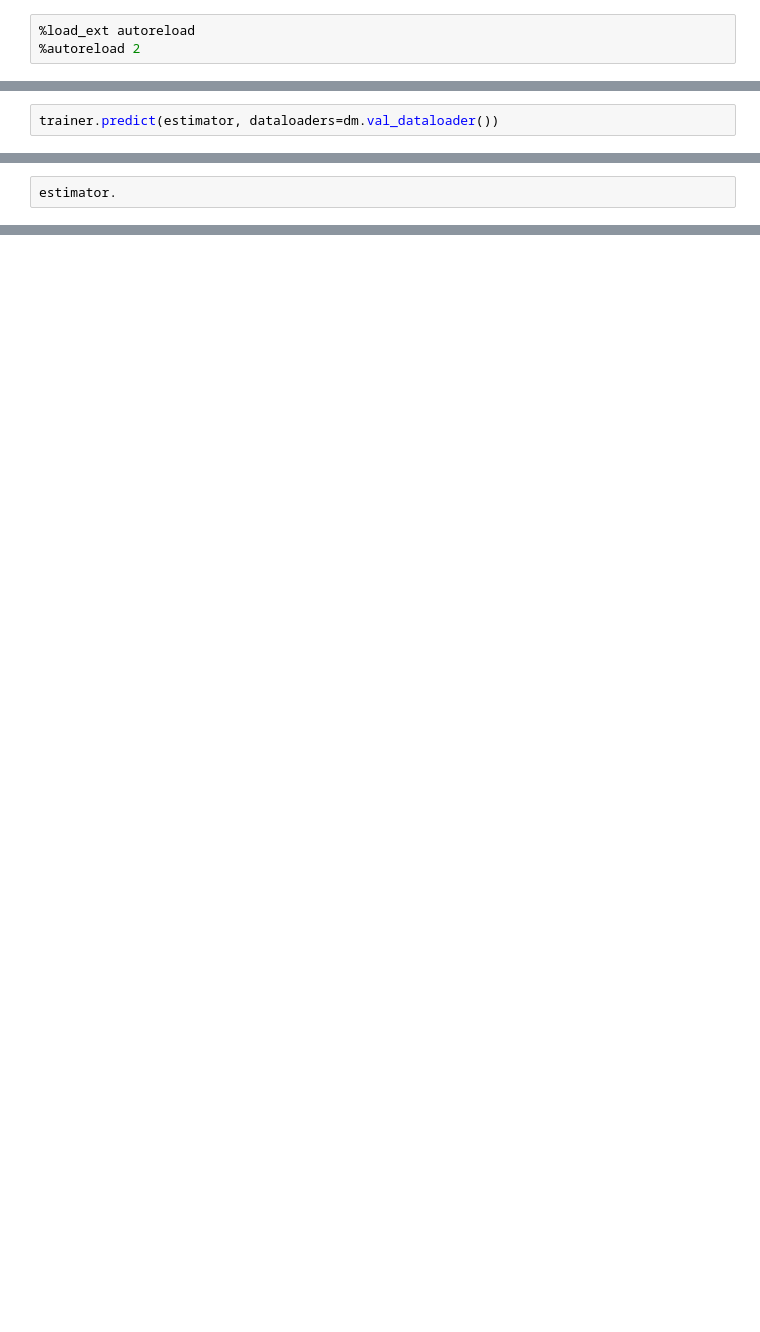
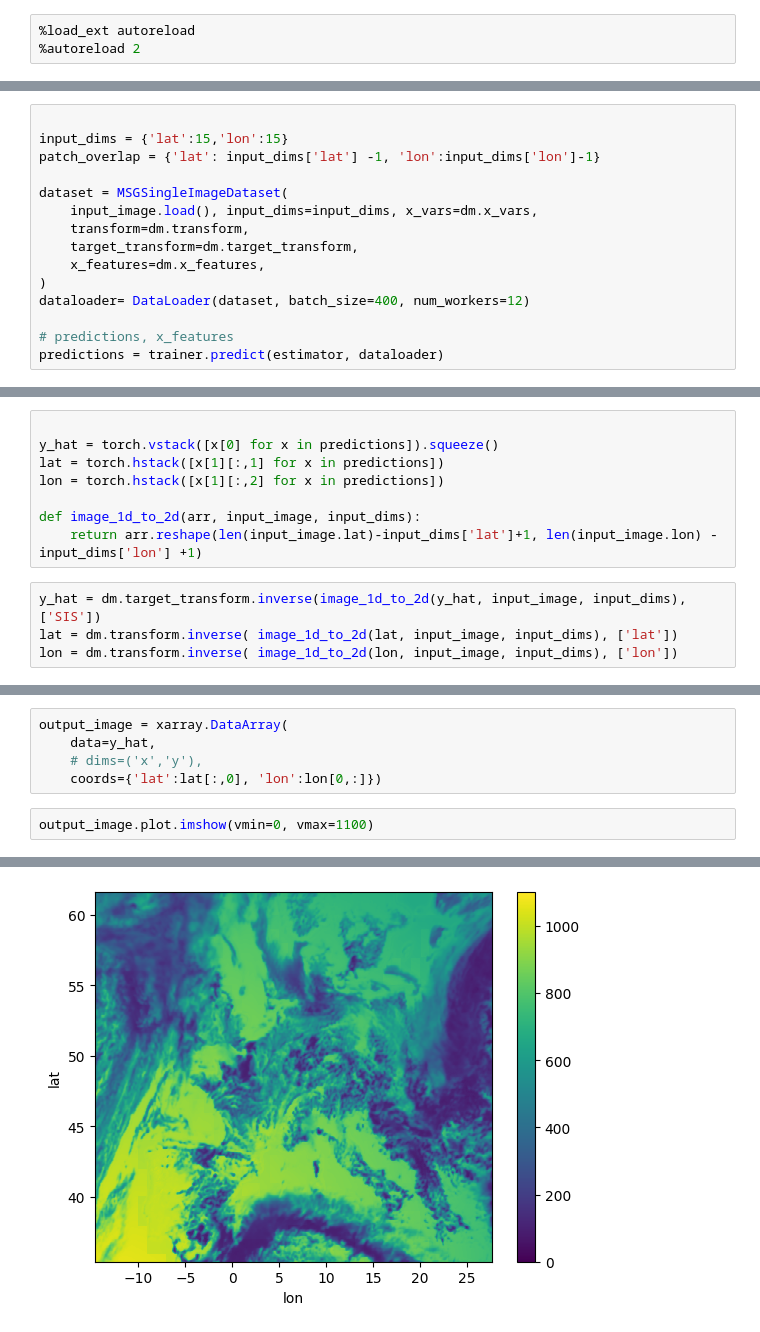
Before and after one commit to KRS-dev/irradiance_estimation, a Jupyter notebook: inference.ipynb, the cells around one changed output, grey strips where cells are left out. Cells and saved outputs as stored; diff of their text form; blank space fills up the shorter version.

Commit message:
prevacay commit, trying to make inference fast, rolling generator xarray

```diff
--- a/inference.ipynb
+++ b/inference.ipynb
@@ -41,2 +55,15 @@ estimator = LitEstimatorPoint.load_from_checkpoint(ckpt_fn)#, model=ConvResNet(5
 # %%
-trainer.predict(estimator, dataloaders=dm.val_dataloader())
+
+input_dims = {'lat':15,'lon':15}
+patch_overlap = {'lat': input_dims['lat'] -1, 'lon':input_dims['lon']-1}
+
+dataset = MSGSingleImageDataset(
+    input_image.load(), input_dims=input_dims, x_vars=dm.x_vars,
+    transform=dm.transform,
+    target_transform=dm.target_transform,
+    x_features=dm.x_features,
+)
+dataloader= DataLoader(dataset, batch_size=400, num_workers=12)
+
+# predictions, x_features
+predictions = trainer.predict(estimator, dataloader)
@@ -43,2 +90,12 @@ trainer.predict(estimator, dataloaders=dm.val_dataloader())
 # %%
-estimator.
+
+y_hat = torch.vstack([x[0] for x in predictions]).squeeze()
+lat = torch.hstack([x[1][:,1] for x in predictions])
+lon = torch.hstack([x[1][:,2] for x in predictions])
+
+def image_1d_to_2d(arr, input_image, input_dims):
+    return arr.reshape(len(input_image.lat)-input_dims['lat']+1, len(input_image.lon) - input_dims['lon'] +1)
+# %%
+y_hat = dm.target_transform.inverse(image_1d_to_2d(y_hat, input_image, input_dims), ['SIS'])
+lat = dm.transform.inverse( image_1d_to_2d(lat, input_image, input_dims), ['lat'])
+lon = dm.transform.inverse( image_1d_to_2d(lon, input_image, input_dims), ['lon'])
@@ -44,0 +113,8 @@ estimator.
+# %%
+output_image = xarray.DataArray(
+    data=y_hat,
+    # dims=('x','y'),
+    coords={'lat':lat[:,0], 'lon':lon[0,:]})
+# %%
+output_image.plot.imshow(vmin=0, vmax=1100)
+# %% [output]
@@ -44,0 +122 @@ estimator.
+[figure, added]
```
Also changed, not shown: parts of 9 cells of this notebook, 11 other files.
